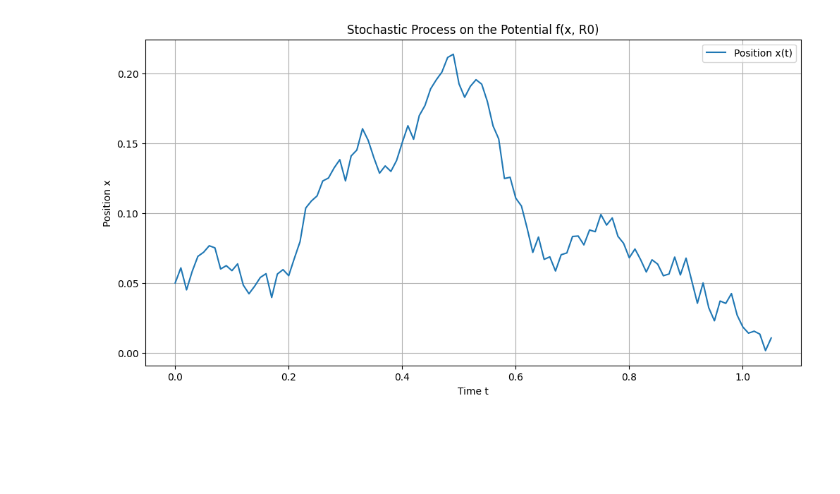
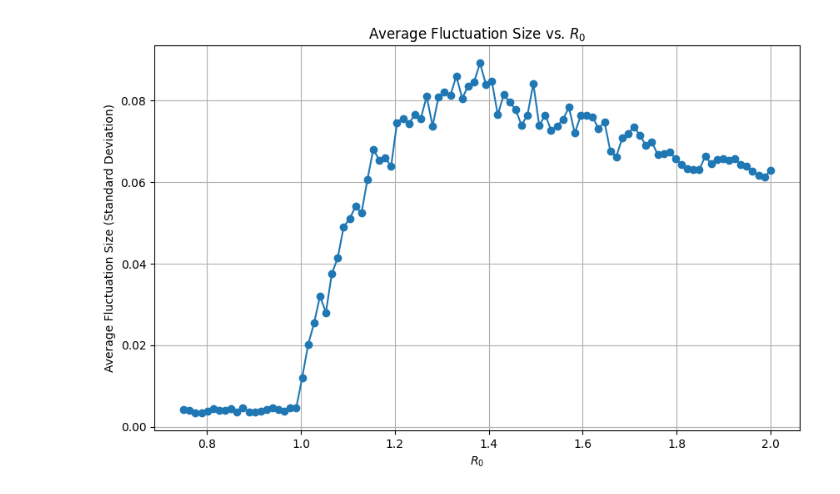
Before and after one commit to AlfredBendtzonHansen/bifurcation-fluct-SIR, a Jupyter notebook: SDE_transcritical.ipynb, the cells around one changed output. Saved outputs shown, nothing was run; the diff lists cells and outputs as text; code cells hidden in the pictures; blank space fills up the shorter version.

Commit message:
Exploring OU process, variance and steady state

```diff
--- a/SDE_transcritical.ipynb
+++ b/SDE_transcritical.ipynb
@@ -3,11 +105,12 @@ import numpy as np
 import matplotlib.pyplot as plt
 
 # Parameters
-R0 = 1.5          # Control parameter R0 > 1
 sigma = 0.1       # Standard deviation of the Gaussian noise
 dt = 0.01         # Time step
-T = 100            # Total time
+T = 10            # Total time
 N = int(T / dt)   # Maximum number of time steps
+M = 50            # Number of simulations per R0
+R0_values = np.linspace(0.75, 2.0, 100)  # Range of R0 values
 
 # Potential function
 def potential(x, R0):
@@ -17,48 +120,52 @@ def potential(x, R0):
 def force(x, R0):
     return -( - (R0 - 1) * x + x**2 )
 
-# Initialize the system at the fixed point x = R0 - 1
-x = []
-x.append(0.05)
+# Initialize lists to store results
+fluctuation_sizes = []
 
-# Time array for plotting
-time = [0]
+# Loop over R0 values
+for R0 in R0_values:
+    fluctuation_sizes_per_R0 = []  # To store fluctuation sizes for current R0
 
-# Simulate the stochastic process using Euler-Maruyama method
-for i in range(1, N):
-    deterministic = force(x[-1], R0) * dt
-    stochastic = sigma * np.sqrt(dt) * np.random.normal()
-    x_new = x[-1] + deterministic + stochastic
+    # Run M simulations for each R0
+    for sim in range(M):
+        x = [R0 - 1]  # Start at the fixed point x = R0 - 1
+        time = [0]
 
-    # Check if x hits 0 or goes below
-    if x_new <= 0:
-        print(f"Simulation stopped at time t = {i * dt:.2f} because x reached {x_new:.4f}")
-        break
+        for i in range(1, N):
+            deterministic = force(x[-1], R0) * dt
+            stochastic = sigma * np.sqrt(dt) * np.random.normal()
+            x_new = x[-1] + deterministic + stochastic
 
-    x.append(x_new)
-    time.append(i * dt)
+            # Check if x hits 0 or goes below
+            if x_new <= 0:
+                x.append(x_new)
+                time.append(i * dt)
+                break
 
-# Convert lists to numpy arrays for plotting
-x = np.array(x)
-time = np.array(time)
+            x.append(x_new)
+            time.append(i * dt)
 
-# Calculate fluctuations (deviations from the mean position)
-fluctuations = x - np.mean(x)
+        # Convert x to numpy array
+        x = np.array(x)
 
-# Plot the position over time
-plt.figure(figsize=(12, 6))
-plt.plot(time, x, label='Position x(t)')
-plt.xlabel('Time t')
-plt.ylabel('Position x')
-plt.title('Stochastic Process on the Potential f(x, R0)')
-plt.legend()
+        # Calculate fluctuations (deviations from the mean position)
+        fluctuations = x - np.mean(x)
+
+        # Estimate fluctuation size (standard deviation)
+        fluctuation_size = np.std(fluctuations)
+        fluctuation_sizes_per_R0.append(fluctuation_size)
+
+    # Compute average fluctuation size for current R0
+    avg_fluctuation_size = np.mean(fluctuation_sizes_per_R0)
+    fluctuation_sizes.append(avg_fluctuation_size)
+
+# Plot average fluctuation size vs R0
+plt.figure(figsize=(10, 6))
+plt.plot(R0_values, fluctuation_sizes, marker='o')
+plt.xlabel('$R_0$')
+plt.ylabel('Average Fluctuation Size (Standard Deviation)')
+plt.title('Average Fluctuation Size vs. $R_0$')
 plt.grid(True)
 plt.show()
-
-
-# Calculate and display statistics of the fluctuations
-mean_fluctuation = np.mean(fluctuations)
-std_fluctuation = np.std(fluctuations)
-print(f"Mean of fluctuations: {mean_fluctuation}")
-print(f"Standard deviation of fluctuations: {std_fluctuation}")
 # %% [output]
@@ -66 +172 @@ Simulation stopped at time t = 1.06 because x reached -0.0128
-[figure, old version]
+[figure, new version]
```
Also changed, not shown: parts of 8 cells of this notebook.
